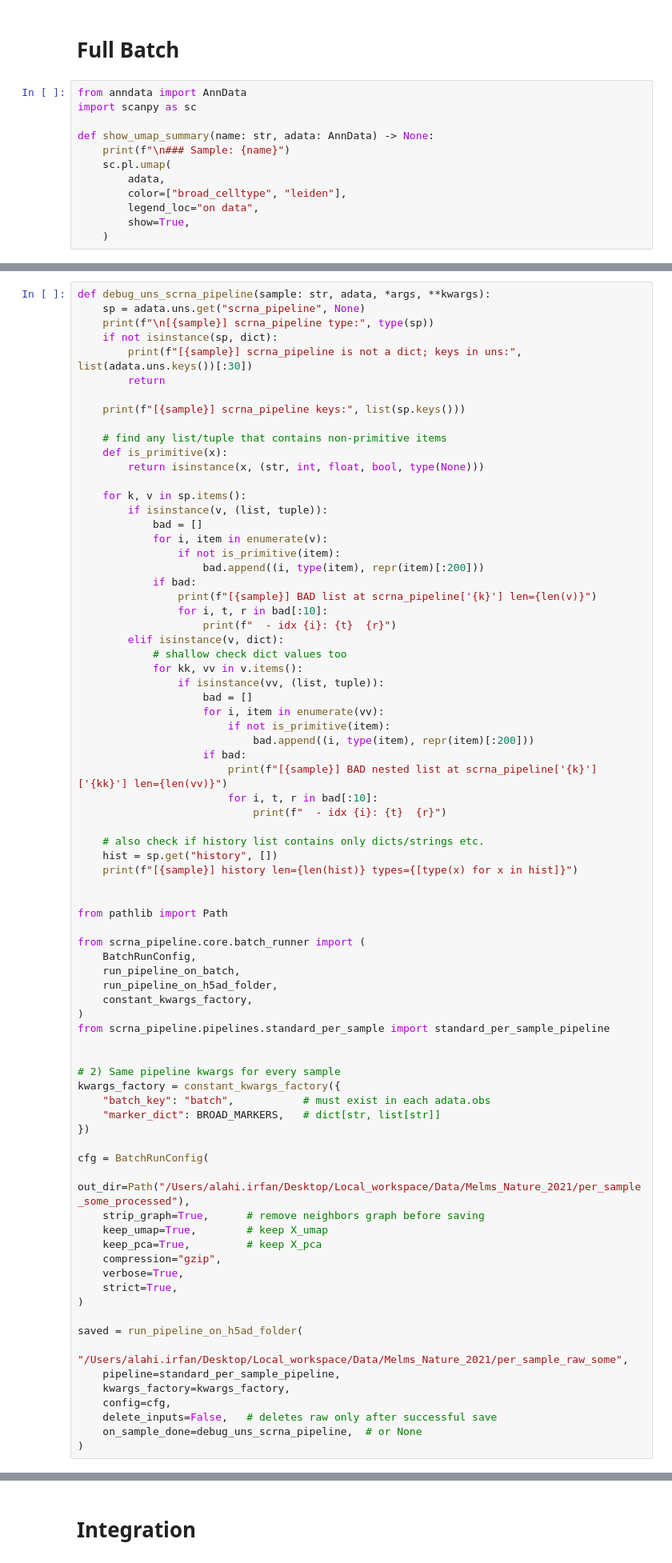
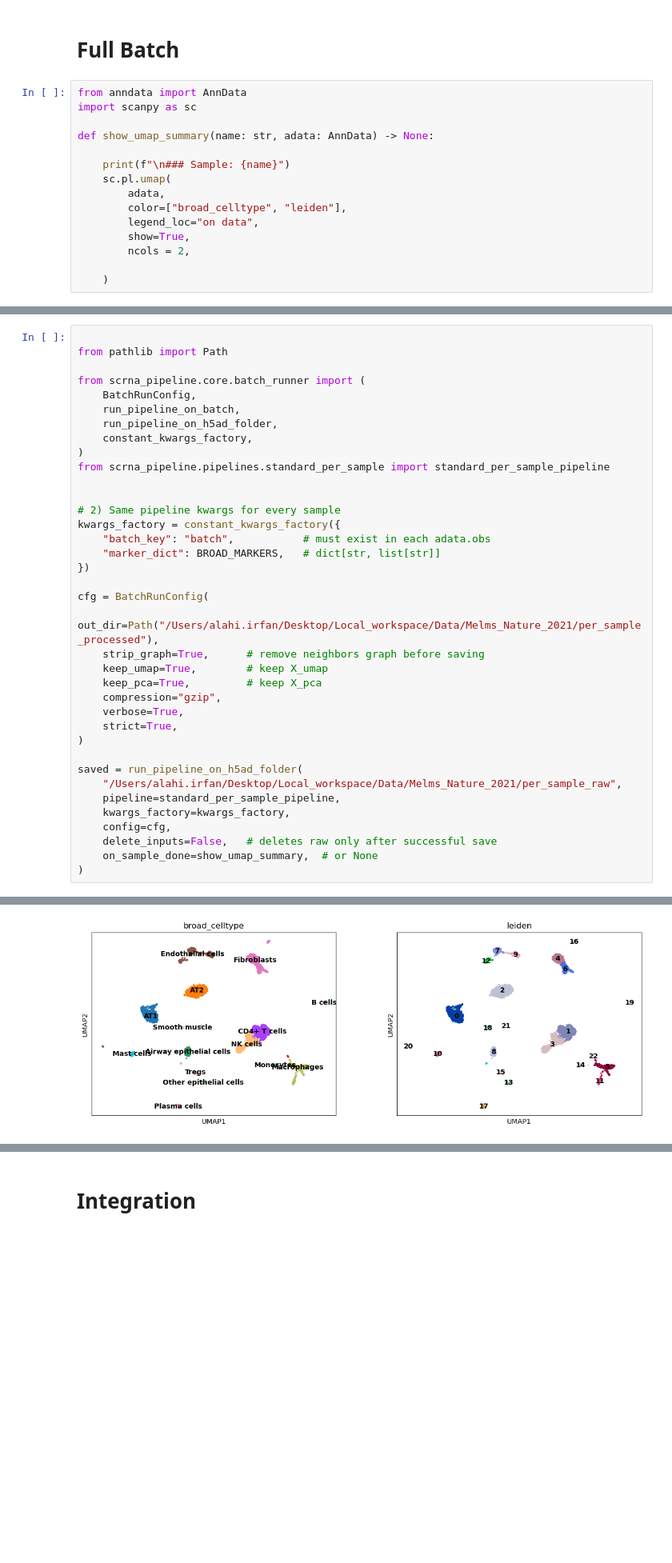
Before and after one commit to Irfanwustl/scRNA-seq-pipeline, a Jupyter notebook: examples/Melms_Nature_2021_v2.ipynb, the cells around one changed output, grey strips where cells are left out. Shown at 80% size. Drawn from its saved outputs; the diff is of its cells as text; blank space fills up the shorter version.

```diff
--- a/examples/Melms_Nature_2021_v2.ipynb
+++ b/examples/Melms_Nature_2021_v2.ipynb
@@ -103,10 +237,13 @@ from anndata import AnnData
 import scanpy as sc
 
 def show_umap_summary(name: str, adata: AnnData) -> None:
+
     print(f"\n### Sample: {name}")
     sc.pl.umap(
         adata,
         color=["broad_celltype", "leiden"],
         legend_loc="on data",
         show=True,
+        ncols = 2,
+
     )
@@ -155,44 +250,4 @@ NameError: name 'adatas_dict' is not defined
 # %%
-def debug_uns_scrna_pipeline(sample: str, adata, *args, **kwargs):
-    sp = adata.uns.get("scrna_pipeline", None)
-    print(f"\n[{sample}] scrna_pipeline type:", type(sp))
-    if not isinstance(sp, dict):
-        print(f"[{sample}] scrna_pipeline is not a dict; keys in uns:", list(adata.uns.keys())[:30])
-        return
-
-    print(f"[{sample}] scrna_pipeline keys:", list(sp.keys()))
-
-    # find any list/tuple that contains non-primitive items
-    def is_primitive(x):
-        return isinstance(x, (str, int, float, bool, type(None)))
-
-    for k, v in sp.items():
-        if isinstance(v, (list, tuple)):
-            bad = []
-            for i, item in enumerate(v):
-                if not is_primitive(item):
-                    bad.append((i, type(item), repr(item)[:200]))
-            if bad:
-                print(f"[{sample}] BAD list at scrna_pipeline['{k}'] len={len(v)}")
-                for i, t, r in bad[:10]:
-                    print(f"  - idx {i}: {t}  {r}")
-        elif isinstance(v, dict):
-            # shallow check dict values too
-            for kk, vv in v.items():
-                if isinstance(vv, (list, tuple)):
-                    bad = []
-                    for i, item in enumerate(vv):
-                        if not is_primitive(item):
-                            bad.append((i, type(item), repr(item)[:200]))
-                    if bad:
-                        print(f"[{sample}] BAD nested list at scrna_pipeline['{k}']['{kk}'] len={len(vv)}")
-                        for i, t, r in bad[:10]:
-                            print(f"  - idx {i}: {t}  {r}")
-
-    # also check if history list contains only dicts/strings etc.
-    hist = sp.get("history", [])
-    print(f"[{sample}] history len={len(hist)} types={[type(x) for x in hist]}")
-
 
 from pathlib import Path
 
@@ -212,7 +267,7 @@ kwargs_factory = constant_kwargs_factory({
 })
 
 cfg = BatchRunConfig(
-    out_dir=Path("/Users/alahi.irfan/Desktop/Local_workspace/Data/Melms_Nature_2021/per_sample_some_processed"),
+    out_dir=Path("/Users/alahi.irfan/Desktop/Local_workspace/Data/Melms_Nature_2021/per_sample_processed"),
     strip_graph=True,      # remove neighbors graph before saving
     keep_umap=True,        # keep X_umap
     keep_pca=True,         # keep X_pca
@@ -222,11 +277,11 @@ cfg = BatchRunConfig(
 )
 
 saved = run_pipeline_on_h5ad_folder(
-    "/Users/alahi.irfan/Desktop/Local_workspace/Data/Melms_Nature_2021/per_sample_raw_some",
+    "/Users/alahi.irfan/Desktop/Local_workspace/Data/Melms_Nature_2021/per_sample_raw",
     pipeline=standard_per_sample_pipeline,
     kwargs_factory=kwargs_factory,
     config=cfg,
     delete_inputs=False,   # deletes raw only after successful save
-    on_sample_done=debug_uns_scrna_pipeline,  # or None
+    on_sample_done=show_umap_summary,  # or None
 )
 # %% [output]
@@ -245,0 +304 @@ After doublet removal: (5094, 24660)
+[figure, added]
```
Also changed, not shown: parts of 22 cells of this notebook, 3 other files.
